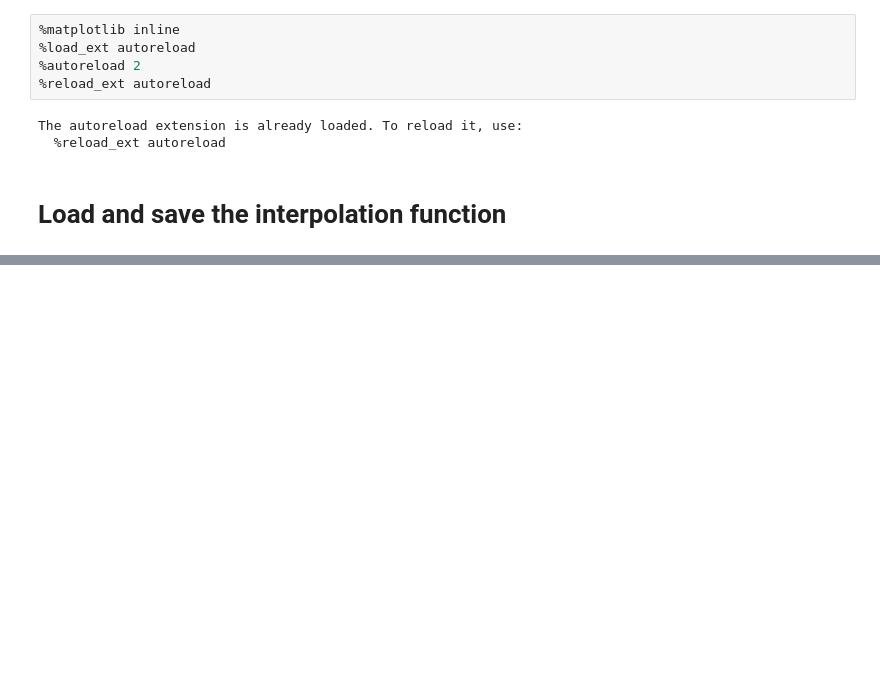
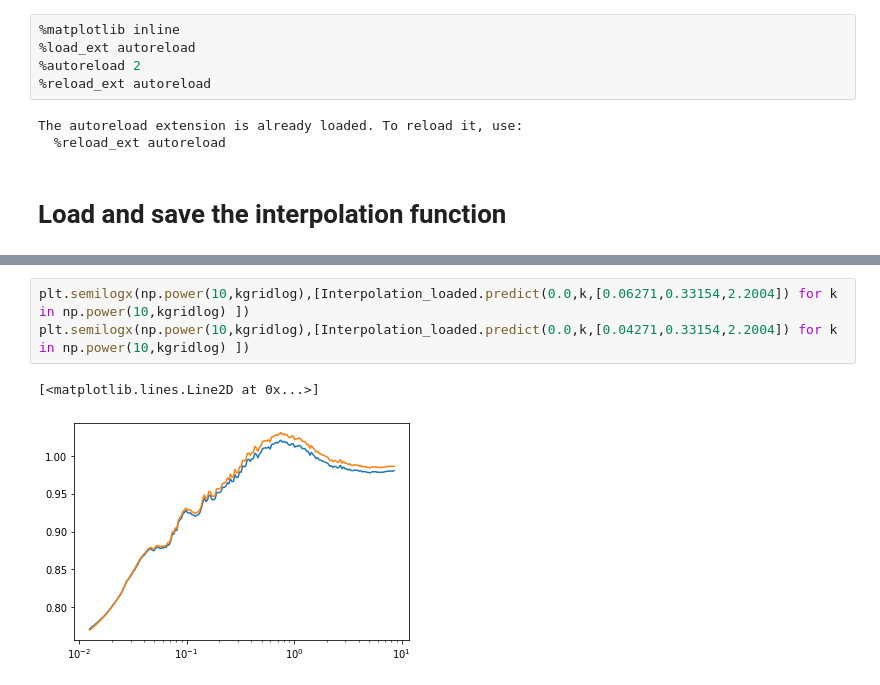
Before and after one commit to santiagocasas/looti-test-public, a Jupyter notebook: notebooks/Interpolating_function_Massive_Nus-LoadPickle.ipynb, the cells around one changed output, grey strips where cells are left out. Drawn from its saved outputs; the diff is of its cells as text; blank space fills up the shorter version.

```diff
--- a/notebooks/Interpolating_function_Massive_Nus-LoadPickle.ipynb
+++ b/notebooks/Interpolating_function_Massive_Nus-LoadPickle.ipynb
@@ -40,0 +51,6 @@ AttributeError: 'GaussianProcessRegressor' object has no attribute '_y_train_std
+# %%
+plt.semilogx(np.power(10,kgridlog),[Interpolation_loaded.predict(0.0,k,[0.06271,0.33154,2.2004]) for k in np.power(10,kgridlog) ])
+plt.semilogx(np.power(10,kgridlog),[Interpolation_loaded.predict(0.0,k,[0.04271,0.33154,2.2004]) for k in np.power(10,kgridlog) ])
+# %% [output]
+[<matplotlib.lines.Line2D at 0x...>]
+[figure, added]
```
Also changed, not shown: parts of 10 cells of this notebook, 12 other files.
